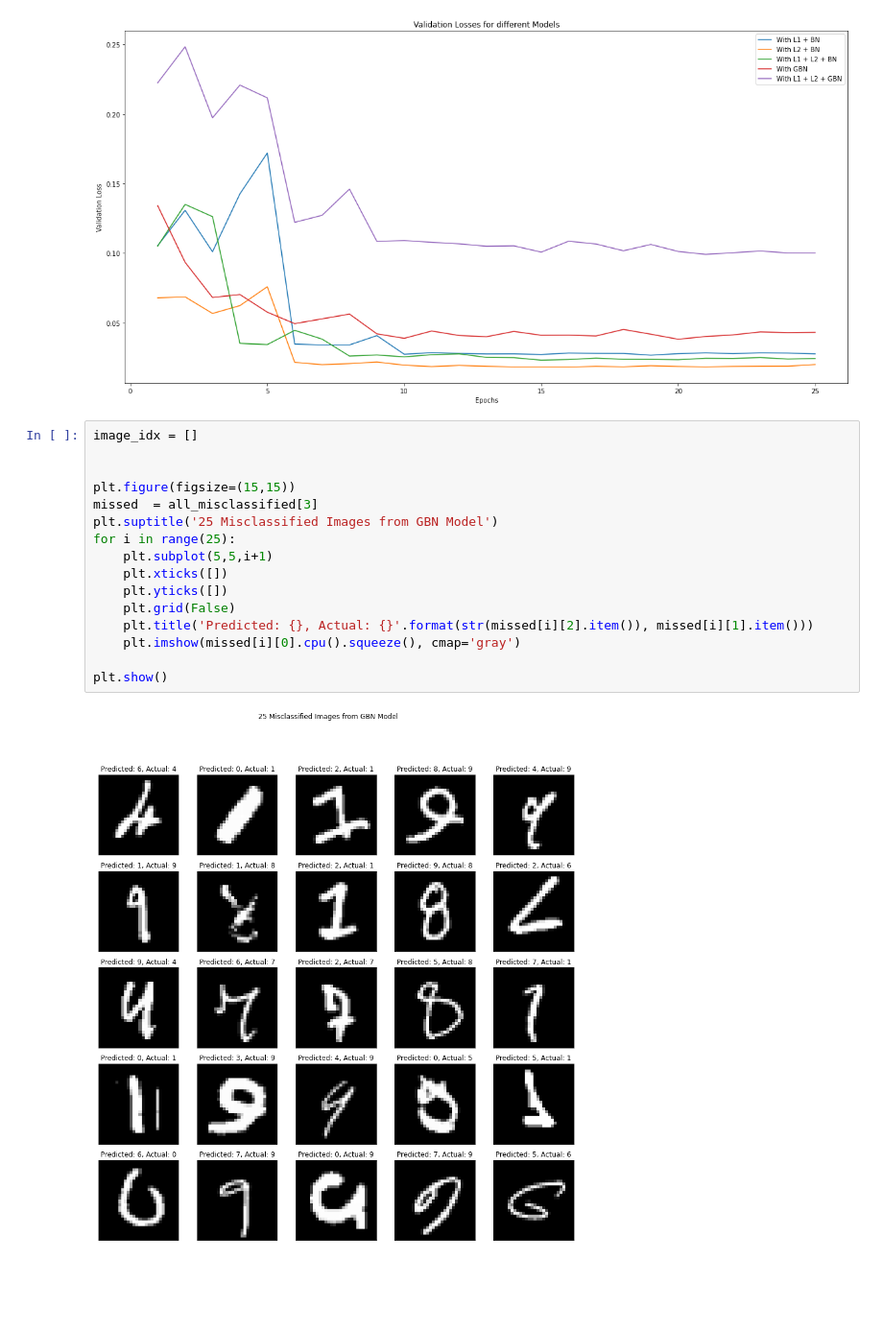
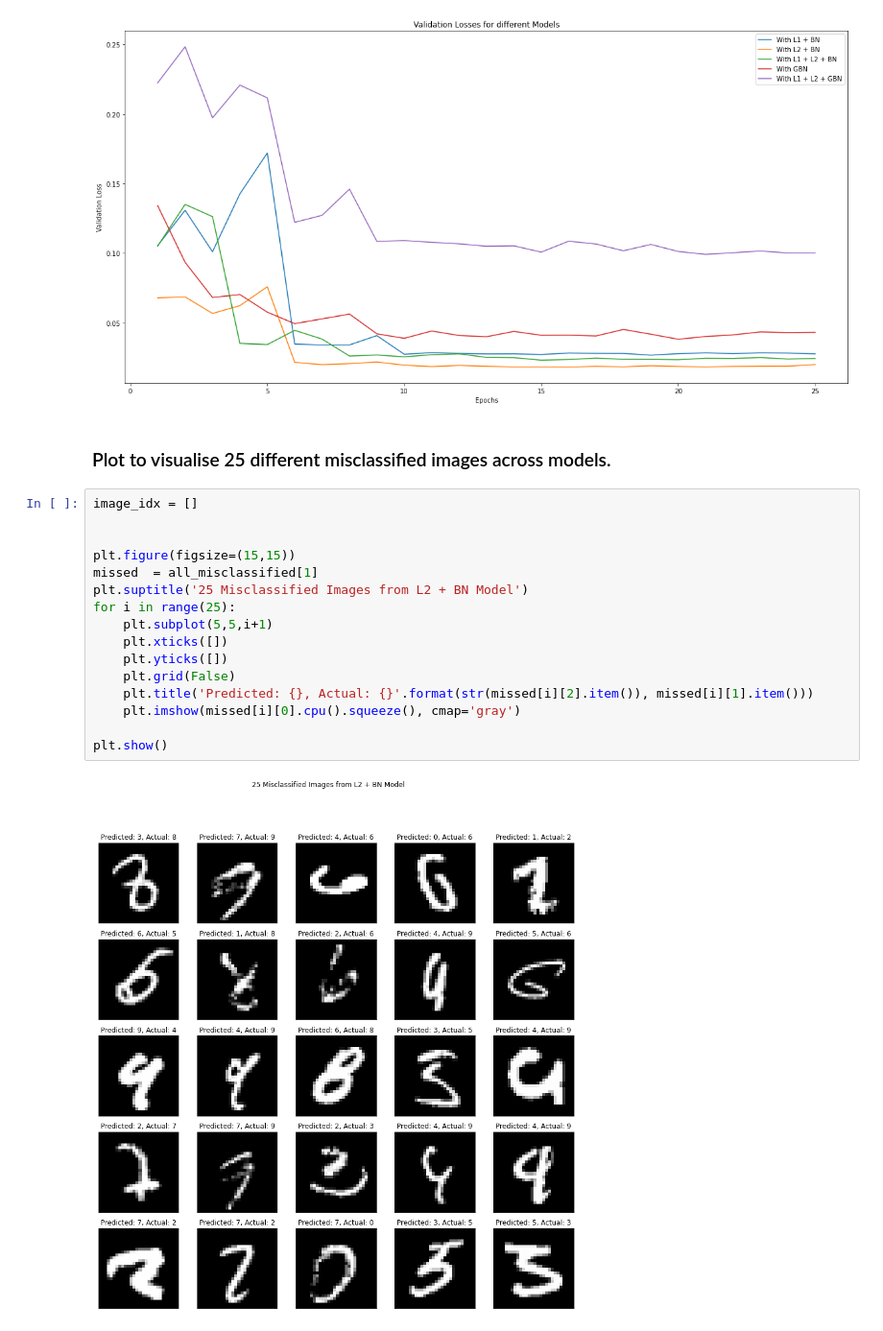
Before and after one commit to AkshitAggarwal/TSAI_EVA5B2_Phase1, a Jupyter notebook: Session_06/S6_Assignment.ipynb, the cells around one changed output. Shown: that part at 96% size. Saved outputs shown, nothing was run; the diff lists cells and outputs as text; blank space fills up the shorter version.

```diff
--- a/Session_06/S6_Assignment.ipynb
+++ b/Session_06/S6_Assignment.ipynb
@@ -301,21 +348,23 @@ plt.legend() #Shows the legend for the plot
 plt.show()
 # %% [output]
 [figure]
+# %% [markdown]
+### Plot to visualise 25 different misclassified images across models.
 # %%
 image_idx = []
 
 
 plt.figure(figsize=(15,15))
-missed  = all_misclassified[3]
-plt.suptitle('25 Misclassified Images from GBN Model')
+missed  = all_misclassified[1]
+plt.suptitle('25 Misclassified Images from L2 + BN Model')
 for i in range(25):
     plt.subplot(5,5,i+1)
     plt.xticks([])
     plt.yticks([])
     plt.grid(False)
     plt.title('Predicted: {}, Actual: {}'.format(str(missed[i][2].item()), missed[i][1].item()))
     plt.imshow(missed[i][0].cpu().squeeze(), cmap='gray')
 
 plt.show()
 # %% [output]
-[figure, old version]
+[figure, new version]
```
Also changed, not shown: parts of 12 cells of this notebook.
